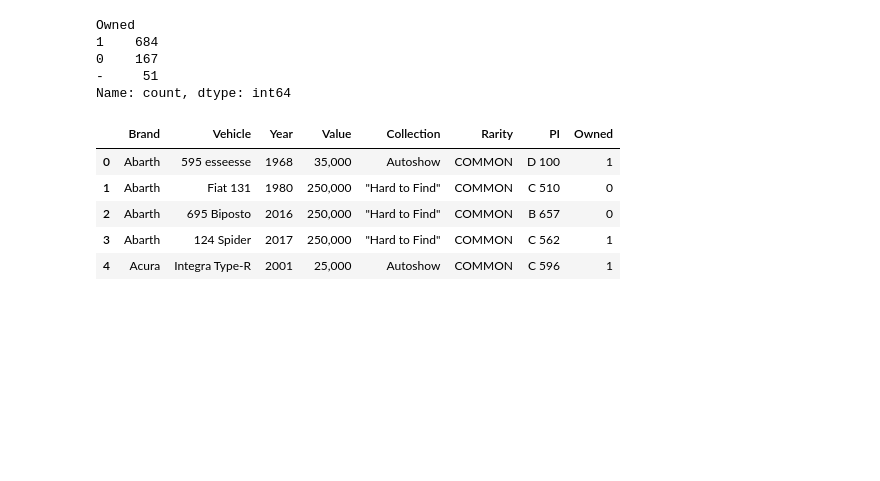
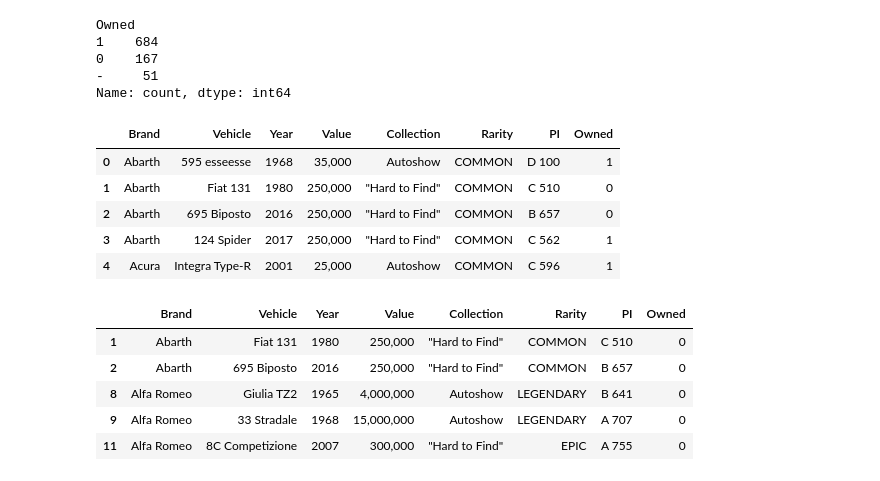
Before and after one commit to iaspidem/fh-cars-list, a Jupyter notebook: fh5-read.ipynb, the cells around one changed output. Saved outputs shown, nothing was run; the diff lists cells and outputs as text; code cells hidden in the pictures; blank space fills up the shorter version.

Commit message:
add filter to not owned Hard-to-Find vehicles

```diff
--- a/fh5-read.ipynb
+++ b/fh5-read.ipynb
@@ -64,3 +64,13 @@ df.head()
 | 2 | Abarth | 695 Biposto | 2016 | 250,000 | "Hard to Find" | COMMON | B 657 | 0 |
 | 3 | Abarth | 124 Spider | 2017 | 250,000 | "Hard to Find" | COMMON | C 562 | 1 |
 | 4 | Acura | Integra Type-R | 2001 | 25,000 | Autoshow | COMMON | C 596 | 1 |
+# %%
+df_notowned = df.iloc[df["Owned"].str.contains("0")]
+df_notowned.head()
+# %% [output]
+|  | Brand | Vehicle | Year | Value | Collection | Rarity | PI | Owned |
+| 1 | Abarth | Fiat 131 | 1980 | 250,000 | "Hard to Find" | COMMON | C 510 | 0 |
+| 2 | Abarth | 695 Biposto | 2016 | 250,000 | "Hard to Find" | COMMON | B 657 | 0 |
+| 8 | Alfa Romeo | Giulia TZ2 | 1965 | 4,000,000 | Autoshow | LEGENDARY | B 641 | 0 |
+| 9 | Alfa Romeo | 33 Stradale | 1968 | 15,000,000 | Autoshow | LEGENDARY | A 707 | 0 |
+| 11 | Alfa Romeo | 8C Competizione | 2007 | 300,000 | "Hard to Find" | EPIC | A 755 | 0 |
```
Also changed, not shown: parts of 4 cells of this notebook.
